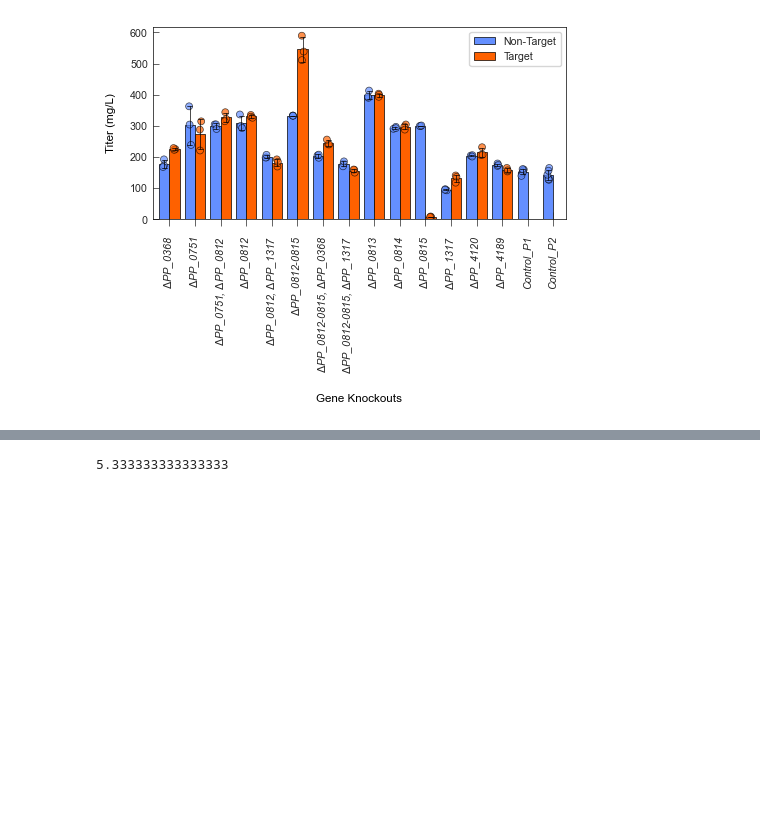
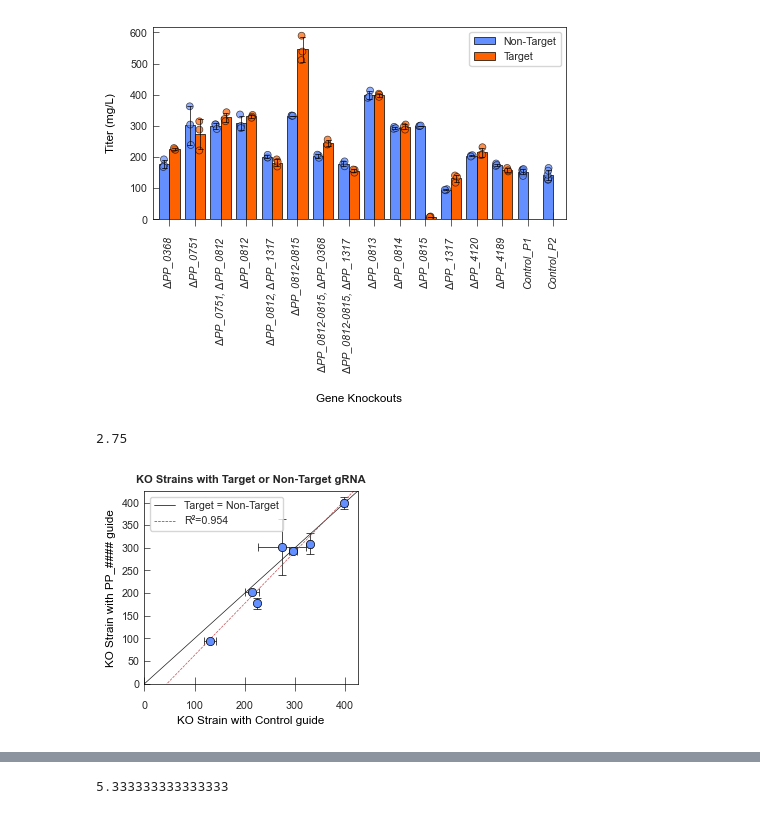
Before and after one commit to JBEI/Isoprenol_CRISPRi, a Jupyter notebook: CRISPRi_Figures.ipynb, the cells around one changed output, grey strips where cells are left out. Drawn from its saved outputs; the diff is of its cells as text; code cells hidden in the pictures; blank space fills up the shorter version.

Commit message:
Additional figures for DBT added

```diff
--- a/CRISPRi_Figures.ipynb
+++ b/CRISPRi_Figures.ipynb
@@ -96,3 +99,69 @@ plt.show()
 # %% [output]
 5.333333333333333
 [figure]
+# %%
+#Target_vs_NonTarget
+figname = "Target_vs_NonTarget"
+df = pd.read_csv('Figure_Data\\241003_KO_vs_KD.csv')
+data=df.copy()
+sns.set_palette(palette=enmax_palette)
+w=len(data)/36
+print(w)
+plt.figure(figsize=(w,2.5))
+
+df_filtered = df[(df['Screen'] == 'KO') & (df['Guide'].isin(['Target', 'Non-Target']))]
+
+# Step 2: Group by Line Name and Guide, calculate mean and stdev (standard deviation)
+df_agg = df_filtered.groupby(['Line Name', 'Guide']).agg(
+    Value_mean=('Value', 'mean'),
+    Value_std=('Value', 'std')
+).reset_index()
+
+# Step 2: Pivot the DataFrame to get separate columns for Target and Non-target
+df_pivot = df_agg.pivot(index='Line Name', columns='Guide')
+
+# Flatten the multi-index columns
+df_pivot.columns = ['_'.join(col).strip() for col in df_pivot.columns.values]
+
+# Step 3: Drop rows where either Target or Non-target is missing (NaN)
+df_pivot = df_pivot.dropna(subset=['Value_mean_Target', 'Value_mean_Non-Target'])
+
+# Step 4: Calculate the R^2 value using the cleaned DataFrame
+slope, intercept, r_value, p_value, std_err = stats.linregress(df_pivot['Value_mean_Target'], df_pivot['Value_mean_Non-Target'])
+r_squared = r_value ** 2
+
+x_values = range(0,500)
+y_values = slope * x_values + intercept  # Linear regression line equation
+
+# Step 5: Plot with error bars
+plt.errorbar(df_pivot['Value_mean_Target'], df_pivot['Value_mean_Non-Target'],
+             xerr=df_pivot['Value_std_Target'], yerr=df_pivot['Value_std_Non-Target'],
+             fmt='o', color='#648FFF', ecolor='black', capsize=3, capthick=line_size,
+             markeredgecolor='black', markeredgewidth=line_size, linewidth=line_size)
+
+# Add y = x line
+plt.plot([0, 500],
+         [0, 500], 'k-', linewidth = line_size)
+
+plt.plot(x_values, y_values, 'r--', label=f'Correlation: y={slope:.2f}x + {intercept:.2f} (R²={r_squared:.3f})', linewidth=line_size)
+
+# Labels and title
+plt.title(f'KO Strains with Target or Non-Target gRNA', weight = 'bold', fontsize=8)
+
+legend_line = Line2D([0], [0], color='black', linestyle='-', linewidth=line_size, label='Target = Non-Target')
+regression_line = Line2D([0], [0], color='red', linestyle='--', linewidth=line_size, label=f'R²={r_squared:.3f}')
+
+# Update the legend to include both lines
+plt.legend(handles=[legend_line, regression_line], loc='upper left')
+
+plt.xlabel('KO Strain with Control guide')
+plt.ylabel('KO Strain with PP_#### guide')
+plt.xlim(0,425)
+plt.ylim(0,425)
+
+
+plt.savefig(f'Figure_Export\\{figname}.svg',dpi=1200, bbox_inches = 'tight')
+plt.show()
+# %% [output]
+2.75
+[figure, added]
```
Also changed, not shown: parts of 7 cells of this notebook, 17 other files.
